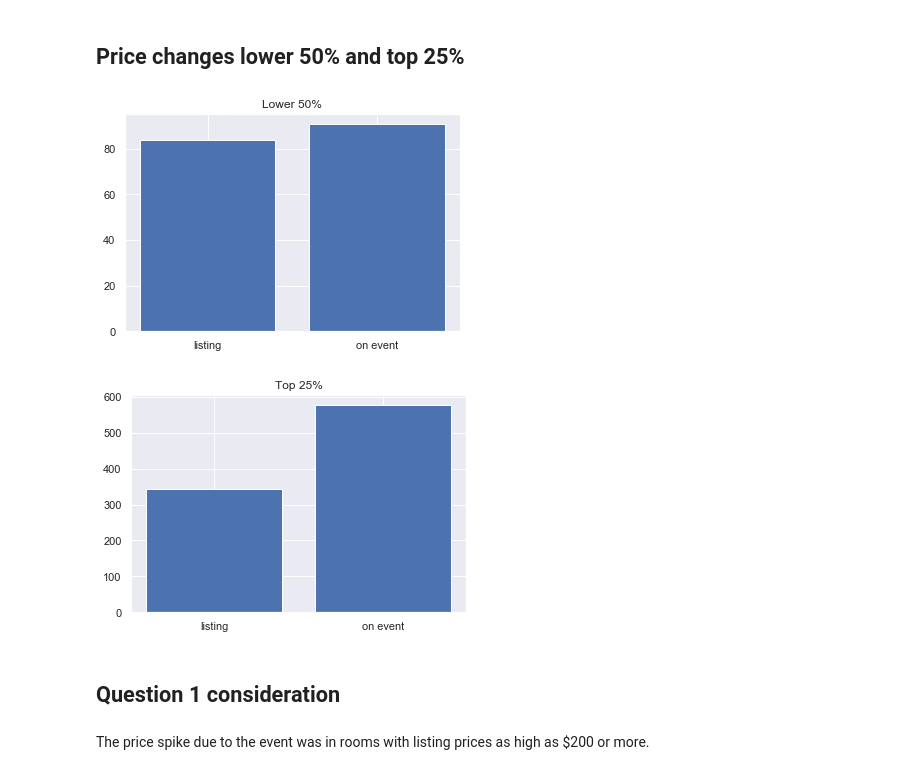
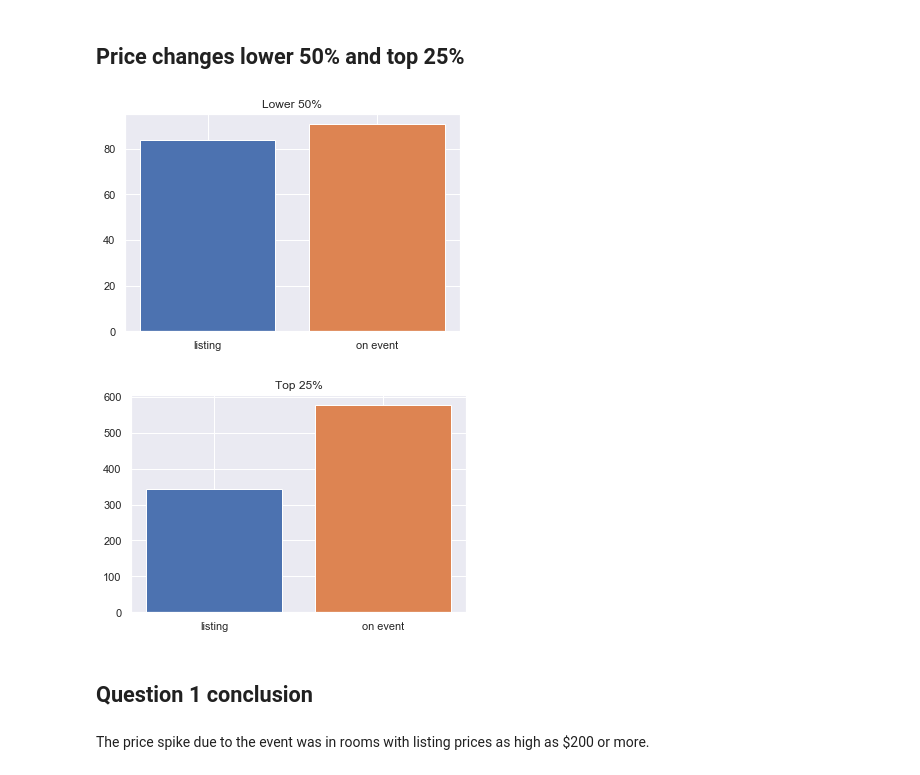
Before and after one commit to kawano8811/Write-A-Data-Science-Blog-Post, a Jupyter notebook: write_a_data_science_blog_post.ipynb, the cells around one changed output. Saved outputs shown, nothing was run; the diff lists cells and outputs as text; code cells hidden in the pictures.

```diff
--- a/write_a_data_science_blog_post.ipynb
+++ b/write_a_data_science_blog_post.ipynb
@@ -132,21 +133,23 @@ But, hte top 50%, especially the top 25%, are making big price gains.
 # %%
 lower_before = boston_price_diff[boston_price_diff['price_before'] < boston_price_diff['price_before'].quantile(0.5)]['price_before'].mean()
 lower_after = boston_price_diff[boston_price_diff['price_after'] < boston_price_diff['price_after'].quantile(0.5)]['price_after'].mean()
 plt.title('Lower 50%')
-plt.bar(['listing', 'on event'], [lower_before.mean(), lower_after.mean()])
+plt.bar(['listing'], [lower_before.mean()])
+plt.bar(['on event'], [lower_after.mean()])
 plt.show()
 # %% [output]
-[figure, old version]
+[figure, new version]
 # %%
 top_before = boston_price_diff[boston_price_diff['price_before'] > boston_price_diff['price_before'].quantile(0.75)]['price_before'].mean()
 top_after = boston_price_diff[boston_price_diff['price_after'] > boston_price_diff['price_after'].quantile(0.75)]['price_after'].mean()
 plt.title('Top 25%')
-plt.bar(['listing', 'on event'], [top_before.mean(), top_after.mean()])
+plt.bar(['listing'], [top_before.mean()])
+plt.bar(['on event'], [top_after.mean()])
 plt.show()
 # %% [output]
-[figure, old version]
+[figure, new version]
 # %% [markdown]
-## Question 1 consideration
+## Question 1 conclusion
 # %% [markdown]
 The price spike due to the event was in rooms with listing prices as high as $200 or more.
 # %% [markdown]
```
Also changed, not shown: parts of 19 cells of this notebook.
